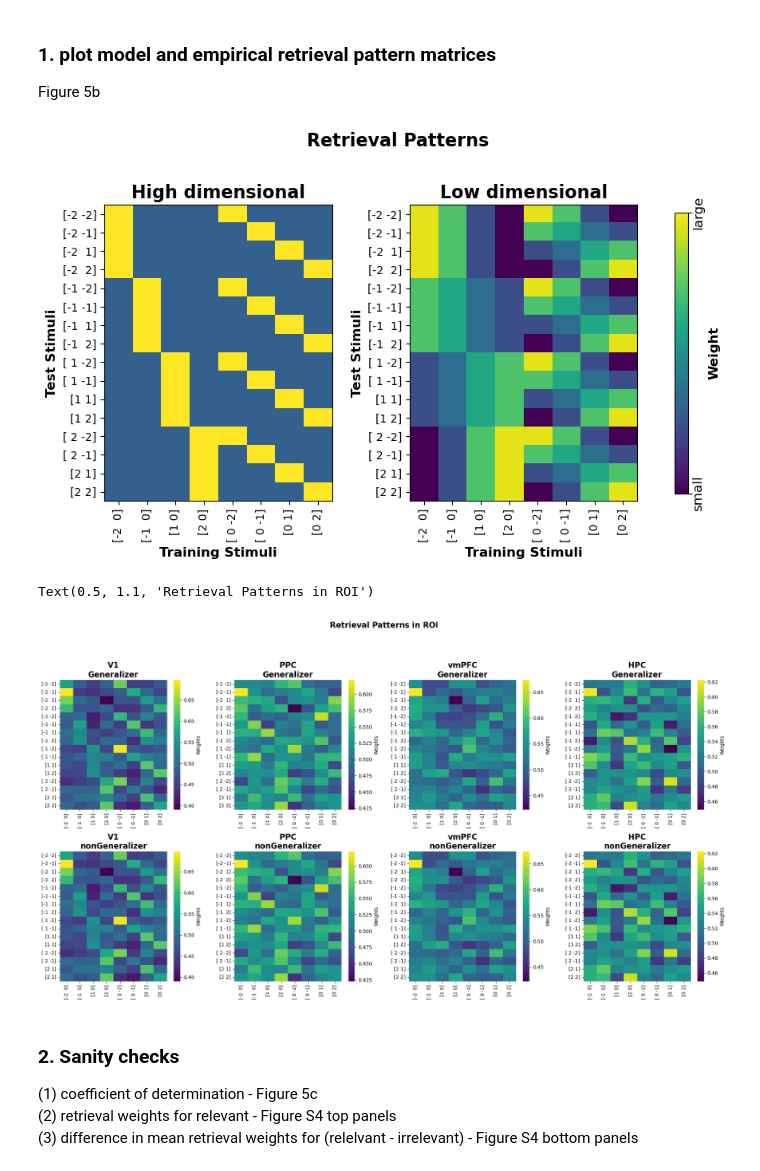
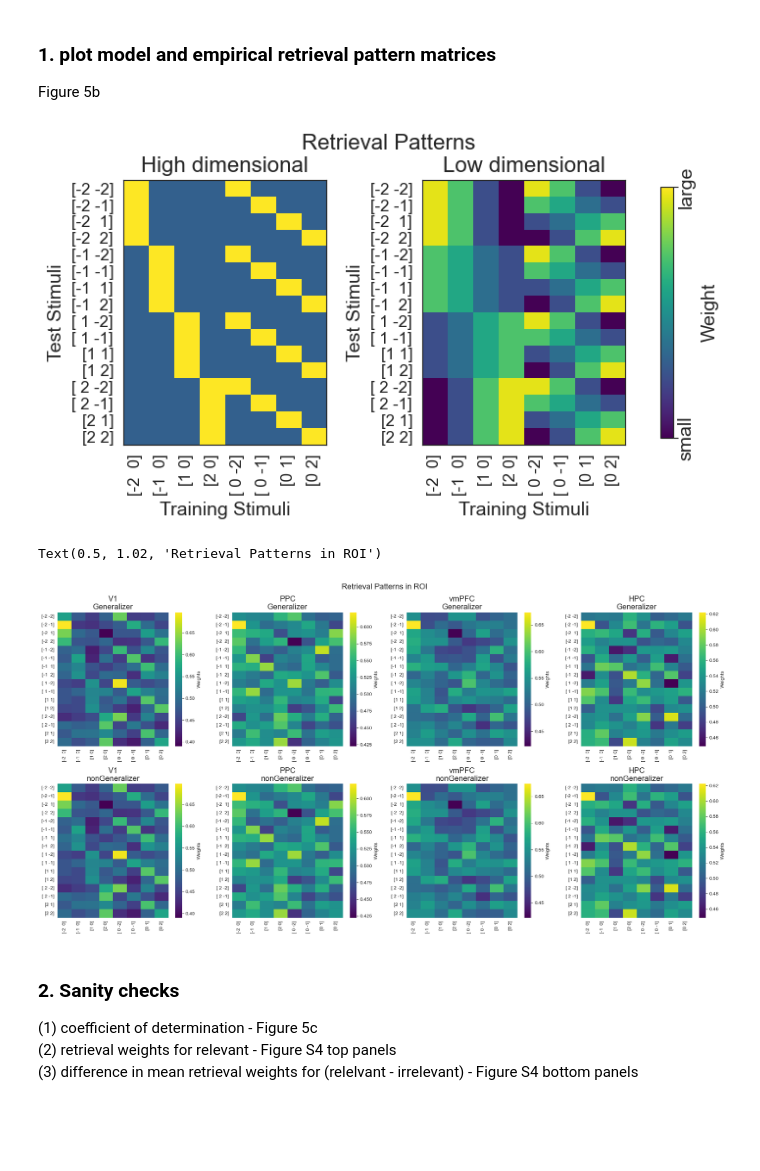
Before and after one commit to ZiluLiang/Pirate-fMRI_Analysis, a Jupyter notebook: scripts/Exp1_fmri/publication_ready_figures.ipynb, the cells around one changed output. Saved outputs shown, nothing was run; the diff lists cells and outputs as text; code cells hidden in the pictures; blank space fills up the shorter version.

Commit message:
publication ready plots, revision plots, added annotations

```diff
--- a/scripts/Exp1_fmri/publication_ready_figures.ipynb
+++ b/scripts/Exp1_fmri/publication_ready_figures.ipynb
@@ -167,8 +187,8 @@ piratemarkers = Path(           np.vstack([m.vertices for m in custom_markers]),
                             ).transformed(Affine2D().scale(1, -1))
 # %%
 # font settings
-def_font_axis_legend_titles = {"fontsize":12,"fontweight":"bold"}
-def_font_axis_tick_labels = {"fontsize":10,"fontweight":"regular"}
-def_font_subplot_titles = {"fontsize":16,"fontweight":"bold"}
+def_font_axis_legend_titles = {"fontsize":14,"fontweight":"regular"}
+def_font_axis_tick_labels = {"fontsize":12,"fontweight":"regular"}
+def_font_subplot_titles = {"fontsize":16,"fontweight":"regular"}
 # %%
 # handy functions
@@ -718,23 +730,32 @@ PSAXrdm_mds_results = load(os.path.join(ROIRSAdir,'axisPS','MDS',"ParallAx_nonme
 # %% [markdown]
 ## Stats
 # %%
-parallelorthogonalfit_df = pd.DataFrame()
-plt_pdf = ROIRSA_PTA_cvres_meandf[(ROIRSA_PTA_cvres_meandf.analysis=='train stim Compete PTAhigh Cartesian')].copy().reset_index(drop=True)
-plt_pdf["modelrdm_shortname"] = pd.Categorical(
-    plt_pdf["modelrdm"].map({"PTA_ax":"axis\nseparation","PTA_locNomial":"parallel","gtlocEuclidean":"orthogonal"}),
+parallelorthogonalfit_subdf = ROIRSA_PTA_cvres_meandf[(ROIRSA_PTA_cvres_meandf.analysis=='train stim Compete PTAOrthohighlow')].copy().reset_index(drop=True)
+print(parallelorthogonalfit_subdf.modelrdm.unique())
+parallelorthogonalfit_subdf = parallelorthogonalfit_subdf[parallelorthogonalfit_subdf.PSGROUProi!="M1_left"].copy().reset_index(drop=True)
+parallelorthogonalfit_subdf["modelrdm_shortname"] = pd.Categorical(
+    parallelorthogonalfit_subdf["modelrdm"].map(
+        {"ortho_high":"ortho.\nhighD",
+         "ortho_low":"ortho.\nlowD",
+         "PTA_high":"parallel\nhighD",
+         "PTA_low":"parallel\nlowD",
+         }
+    ),
+    categories=['ortho.\nhighD', 'ortho.\nlowD','parallel\nhighD', 'parallel\nlowD']
 )
-plt_pdf.PSGROUProi = pd.Categorical(
-    plt_pdf.PSGROUProi,
+print(parallelorthogonalfit_subdf.head(3))
+parallelorthogonalfit_subdf.PSGROUProi = pd.Categorical(
+    parallelorthogonalfit_subdf.PSGROUProi,
     categories=["V1_bilateral","PPC_bilateral", "HPC_bilateral", "vmPFC_bilateral"],
     ordered=True
 )
-plt_pdf = plt_pdf[plt_pdf.subgroup=="Generalizer"].copy().reset_index(drop=True)
 
-for currroi,axdf in plt_pdf.groupby("PSGROUProi"):
+parallelorthogonalfit_sumdf = pd.DataFrame()
+for currroi,axdf in parallelorthogonalfit_subdf.groupby("PSGROUProi"):
     for j, (gname,gdf) in enumerate(axdf.groupby(["modelrdm_shortname","subgroup"])):
-        pval = ttest1samp_equiv_permutation(gdf["coefficient"])
+        pval = ttest1samp_equiv_permutation(gdf["coefficient"],return_ponly=True,n_perm=10000,alternative="greater")
         print(f"{currroi} - {gname}: mean={'%.4f' % gdf['coefficient'].mean()}, pval={'%.4f' % pval}")
-        parallelorthogonalfit_df = pd.concat([parallelorthogonalfit_df,
+        parallelorthogonalfit_sumdf = pd.concat([parallelorthogonalfit_sumdf,
                                               pd.DataFrame({
                                                   "PSGROUProi":[currroi],
                                                   "modelrdm_shortname":[gname[0]],
@@ -745,6 +766,8 @@ for currroi,axdf in plt_pdf.groupby("PSGROUProi"):
                                                   "pval":[pval]
                                               },index=[0])
                                               ],axis=0).reset_index(drop=True)
+parallelorthogonalfit_sumdf["pval_fdr"] = parallelorthogonalfit_sumdf.groupby(["subgroup"])["pval"].transform(lambda x: fdrcorrection(x,is_sorted=False)[1])
 
-parallelorthogonalfit_df.to_csv(os.path.join(ROIRSAdir,"axisPS","cvRSA","coef_stat.csv"),index=False)
+parallelorthogonalfit_sumdf[["PSGROUProi","modelrdm_shortname","subgroup","mu","se","pval","pval_fdr"]]
+parallelorthogonalfit_sumdf.to_csv(os.path.join(ROIRSAdir,"axisPS","cvRSA","coef_stat.csv"),index=False)
 # %% [output]
@@ -1302,7 +1514,7 @@ def rescale_mat(mat,newmin=0,newmax=1):
 
 roi = "V1_bilateral"
 ana="train2test"
-fig,axes = plt.subplots(1,2,figsize=(10,5))
+fig,axes = plt.subplots(1,2,figsize=(8,4))
 pmodel = scale_feature(percept_reg_coefs,2)
 dmodel = scale_feature(dist_mod_reg_coefs,2)
 
@@ -1310,35 +1522,36 @@ dmodel = scale_feature(dist_mod_reg_coefs,2)
 norm = colors.Normalize(vmin=np.min([pmodel,dmodel]), vmax=np.max([pmodel,dmodel]))
 
 im1 = axes[0].imshow(pmodel,cmap="viridis",norm=norm)
 axes[0].set_title(f"High dimensional",**def_font_subplot_titles)
 im2 = axes[1].imshow(dmodel,cmap="viridis",norm=norm)
 axes[1].set_title(f"Low dimensional",**def_font_subplot_titles)
 
 
 for ax,im in zip(axes.flatten(),[im1,im2]):
     ax.set_xticks(xticksat)
     ax.set_yticks(yticksat)
     ax.set_xticklabels(allxlabs[xticksat],rotation=90,**def_font_axis_tick_labels)
     ax.set_yticklabels(allylabs[yticksat],rotation=0,**def_font_axis_tick_labels)
     ax.set_xlabel("Training Stimuli",**def_font_axis_legend_titles)
     ax.set_ylabel("Test Stimuli",**def_font_axis_legend_titles)
     ax.set_aspect(0.65)
 
 
 fig.tight_layout(h_pad=5)
 
-fig.suptitle("Retrieval Patterns",y=1.1,**def_font_subplot_titles)
+fig.suptitle("Retrieval Patterns",y=1.02,**def_font_subplot_titles)
 cb =fig.colorbar(im1, ax=axes,
                  orientation="vertical",
                  location="right",
                  fraction = 0.15, shrink=0.95,
                  pad=0.05)
 cb.set_label(label='Weight',weight=def_font_axis_legend_titles["fontweight"],fontsize=def_font_axis_legend_titles["fontsize"])
 cb.set_ticks(ticks=[np.min([pmodel,dmodel]), np.max([pmodel,dmodel])],
              labels=["small","large"],fontsize=def_font_axis_legend_titles["fontsize"],rotation=90,va="center")
 cb.ax.yaxis.set_tick_params(pad=0)
+fig.savefig(os.path.join(ROIRSAdir,"finalfigs","fig5b.tif"),bbox_inches='tight',dpi=300)
 # %% [output]
-[figure, old version]
+[figure, new version]
 # %%
 #bonus: visualize the mean over all empirical matrices for each ROI
 def rescale_mat(mat,newmin=0,newmax=1):
@@ -1383,10 +1596,10 @@ for kcol,roi in enumerate(["V1_bilateral","PPC_bilateral","vmPFC_bilateral","HPC
 
 fig.tight_layout(w_pad=2)
 
-fig.suptitle("Retrieval Patterns in ROI",y=1.1,**def_font_subplot_titles)
+fig.suptitle("Retrieval Patterns in ROI",y=1.02,**def_font_subplot_titles)
 # %% [output]
-Text(0.5, 1.1, 'Retrieval Patterns in ROI')
+Text(0.5, 1.02, 'Retrieval Patterns in ROI')
-[figure, old version]
+[figure, new version]
 # %% [markdown]
 ### 2. Sanity checks
 (1) coefficient of determination  - Figure 5c
```
Also changed, not shown: parts of 51 cells of this notebook, 7 other files.
